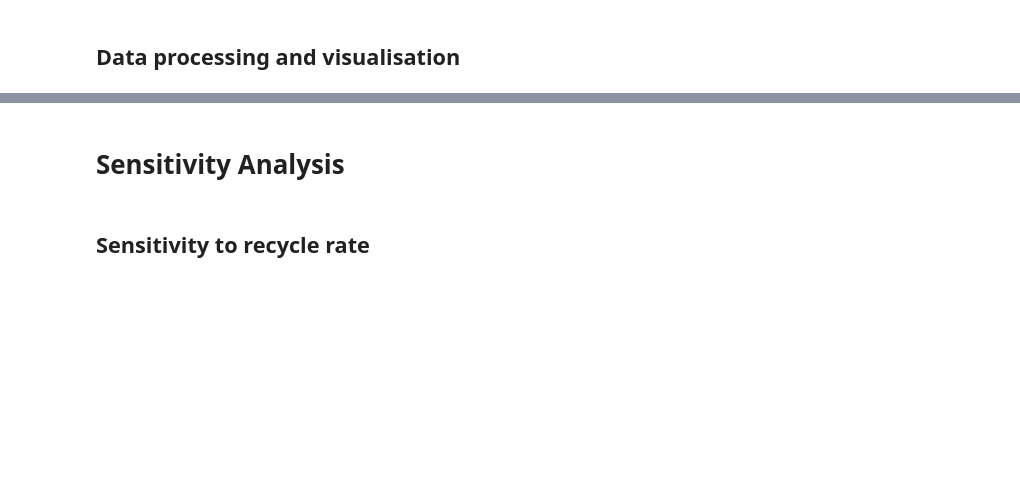
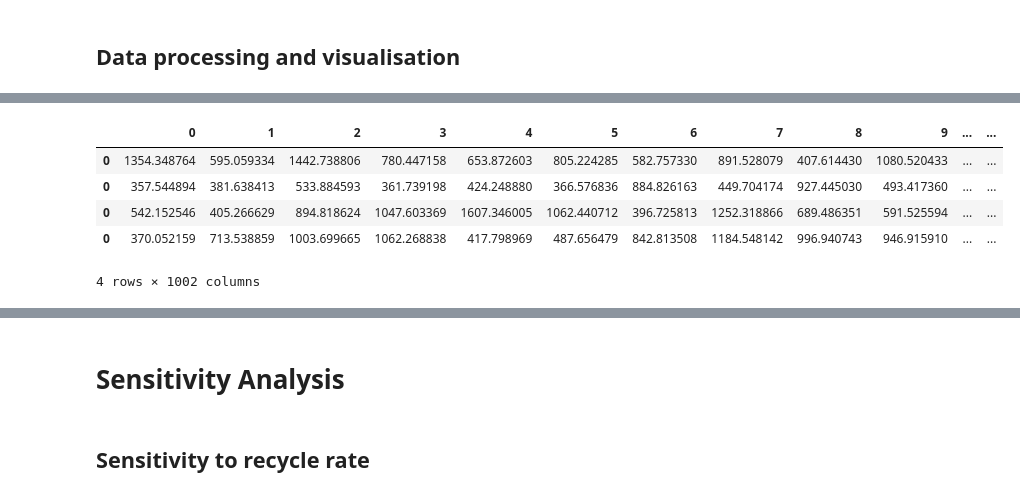
Before and after one commit to panday1995/2021-FuelCellLCA, a Jupyter notebook: Fuelcell_FCLCA.ipynb, the cells around one changed output, grey strips where cells are left out. Cells and saved outputs as stored; diff of their text form; code cells hidden in the pictures; blank space fills up the shorter version.

```diff
--- a/Fuelcell_FCLCA.ipynb
+++ b/Fuelcell_FCLCA.ipynb
@@ -762,9 +591,0 @@ MCFC_LCIA_results
-# %%
-# LCIA Calc of PAFC
-
-bw.calculation_setups["PAFC_LCIA"] = {"inv": PAFC_FU, "ia": ReCiPe}
-PAFC_multi = bw.MultiLCA("PAFC_LCIA").results
-PAFC_LCIA_results = pd.DataFrame(
-    data=PAFC_multi, columns=ReCiPe, index=PAFC_foreground_name
-)
-PAFC_LCIA_results
@@ -780,8 +591,0 @@ PAFC_LCIA_results
-# %%
-# LCIA Calc of PEMFC
-bw.calculation_setups["PEMFC_LCIA"] = {"inv": PEMFC_FU, "ia": ReCiPe}
-PEMFC_multi = bw.MultiLCA("PEMFC_LCIA").results
-PEMFC_LCIA_results = pd.DataFrame(
-    data=PEMFC_multi, columns=ReCiPe, index=PEMFC_foreground_name
-)
-PEMFC_LCIA_results
@@ -1208,0 +1024,9 @@ expan_pmc.to_excel(
+# %%
+op_gwp_pmc
+# %% [output]
+|  | 0 | 1 | 2 | 3 | 4 | 5 | 6 | 7 | 8 | 9 | ... | ... |
+| 0 | 1354.348764 | 595.059334 | 1442.738806 | 780.447158 | 653.872603 | 805.224285 | 582.757330 | 891.528079 | 407.614430 | 1080.520433 | ... | ... |
+| 0 | 357.544894 | 381.638413 | 533.884593 | 361.739198 | 424.248880 | 366.576836 | 884.826163 | 449.704174 | 927.445030 | 493.417360 | ... | ... |
+| 0 | 542.152546 | 405.266629 | 894.818624 | 1047.603369 | 1607.346005 | 1062.440712 | 396.725813 | 1252.318866 | 689.486351 | 591.525594 | ... | ... |
+| 0 | 370.052159 | 713.538859 | 1003.699665 | 1062.268838 | 417.798969 | 487.656479 | 842.813508 | 1184.548142 | 996.940743 | 946.915910 | ... | ... |
+4 rows × 1002 columns
```
Also changed, not shown: parts of 122 cells of this notebook, 2 other files.
